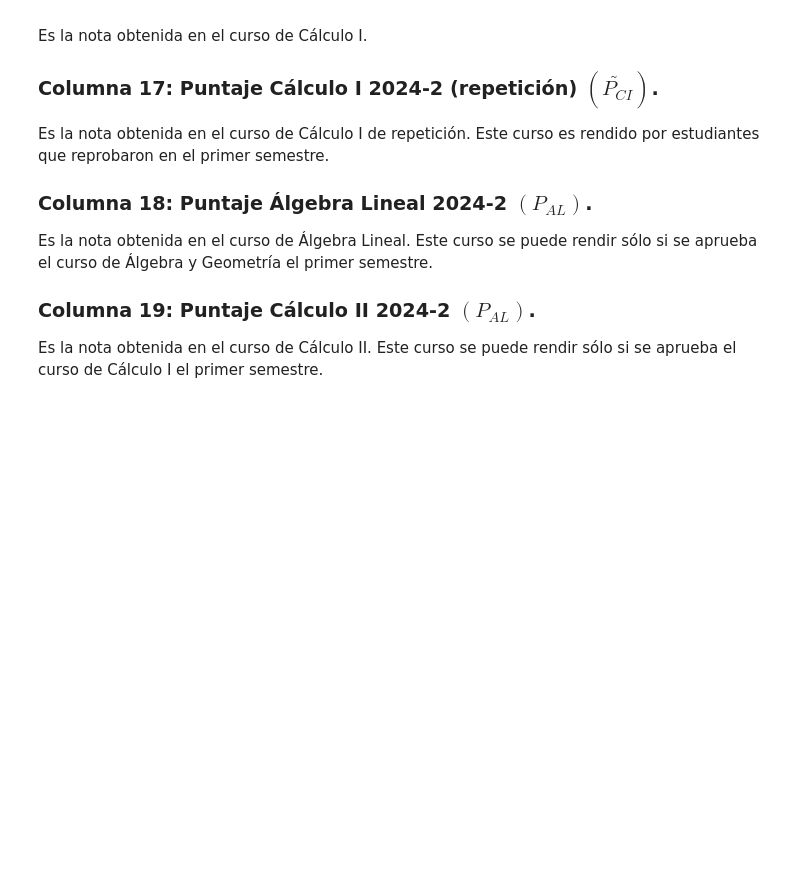
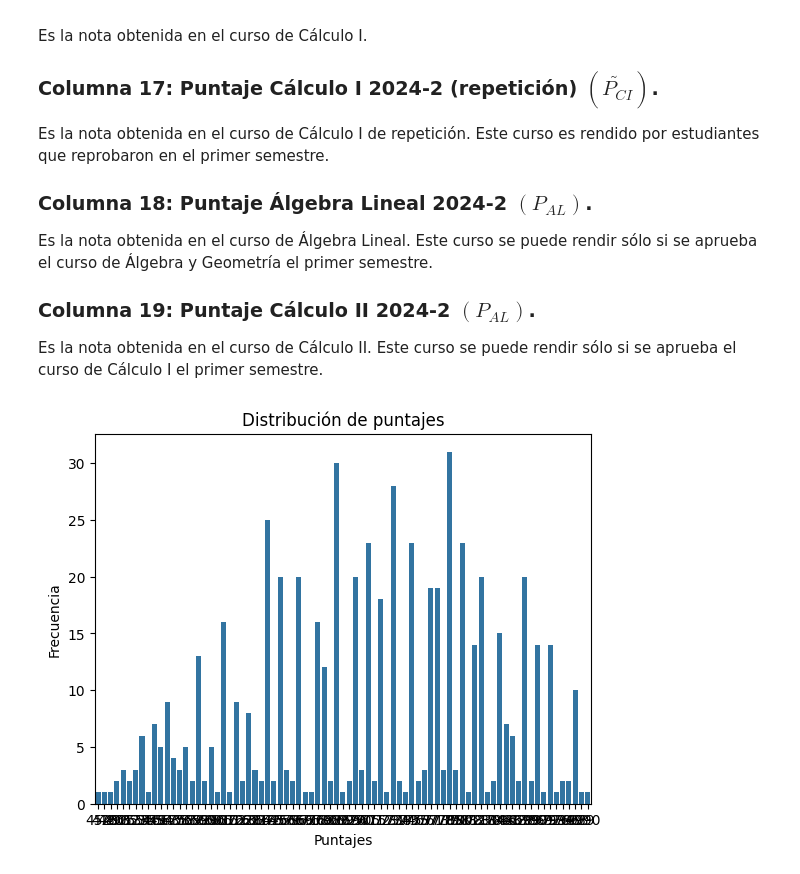
Before and after one commit to isaavedrab85/PROYECTO, a Jupyter notebook: 02database.ipynb, the cells around one changed output. Cells and saved outputs as stored; diff of their text form; code cells hidden in the pictures; blank space fills up the shorter version.

```diff
--- a/02database.ipynb
+++ b/02database.ipynb
@@ -125,3 +124,12 @@ Es la nota obtenida en el curso de Álgebra Lineal. Este curso se puede rendir s
 ### Columna 19: Puntaje Cálculo II 2024-2 $(P_{AL})$.
 
 Es la nota obtenida en el curso de Cálculo II. Este curso se puede rendir sólo si se aprueba el curso de Cálculo I el primer semestre.
+# %%
+# Conteo de especies para saber como se distribuyen
+sns.countplot(x='PAES_M1', data=df)
+plt.title('Distribución de puntajes')
+plt.xlabel('Puntajes')
+plt.ylabel('Frecuencia')
+plt.show()
+# %% [output]
+[figure, added]
```
Also changed, not shown: parts of 8 cells of this notebook.
